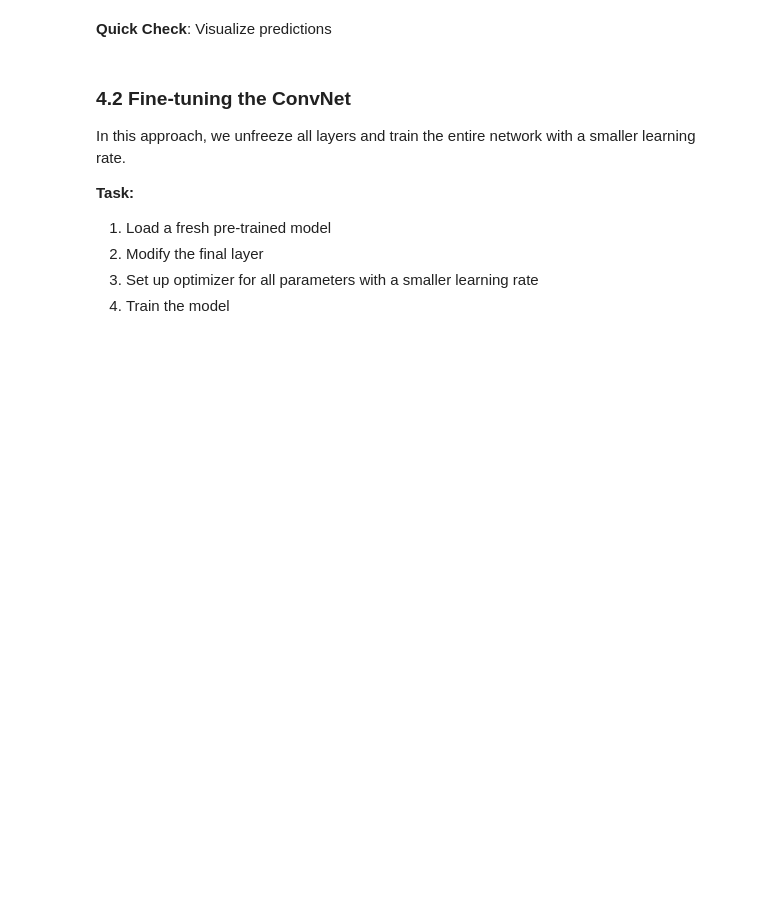
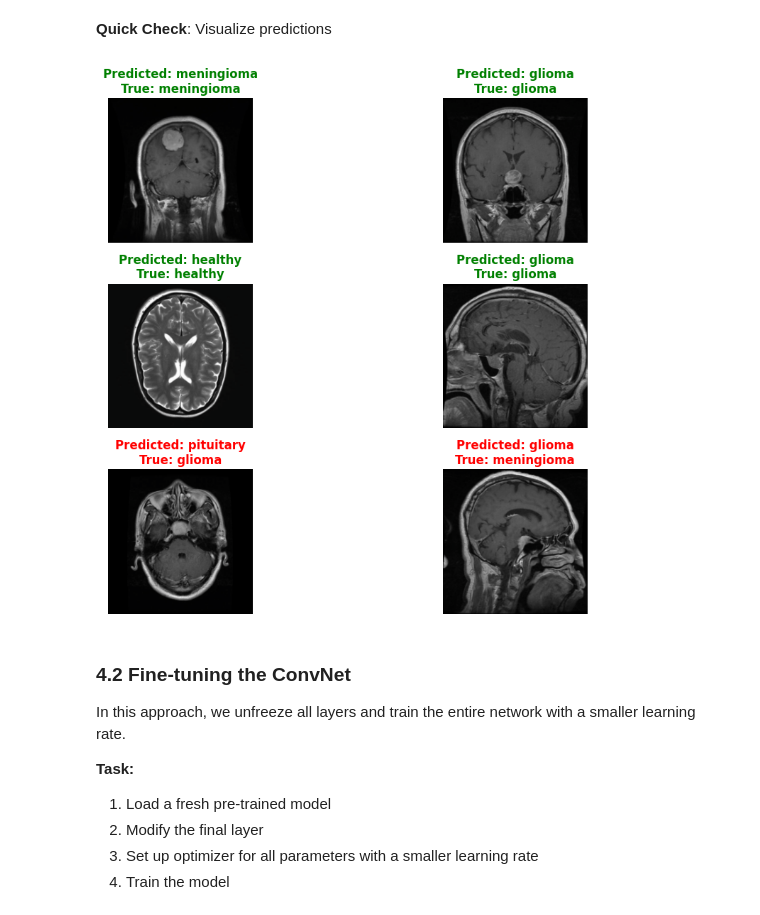
Before and after one commit to Mohammed-Balkhair-hub/Week-4_DL, a Jupyter notebook: C1_M5_TransferLearning/C1_M5_Assignment_transferlearning.ipynb, the cells around one changed output. Saved outputs shown, nothing was run; the diff lists cells and outputs as text; code cells hidden in the pictures; blank space fills up the shorter version.

```diff
--- a/C1_M5_TransferLearning/C1_M5_Assignment_transferlearning.ipynb
+++ b/C1_M5_TransferLearning/C1_M5_Assignment_transferlearning.ipynb
@@ -170,8 +426,10 @@ In this approach, we freeze all the convolutional layers and only train the fina
 # %% [markdown]
 **Quick Check**: Visualize predictions
 # %%
-# helper_utils.visualize_predictions(model_conv, dataloaders['val'], class_names, device, num_images=6)
-# plt.show()
+helper_utils.visualize_predictions(model, val_dataloader, class_names, device, num_images=6)
+plt.show()
+# %% [output]
+[figure, added]
 # %% [markdown]
 <a name='4-2'></a>
 ### 4.2 Fine-tuning the ConvNet
```
Also changed, not shown: parts of 41 cells of this notebook, 2 other files.
